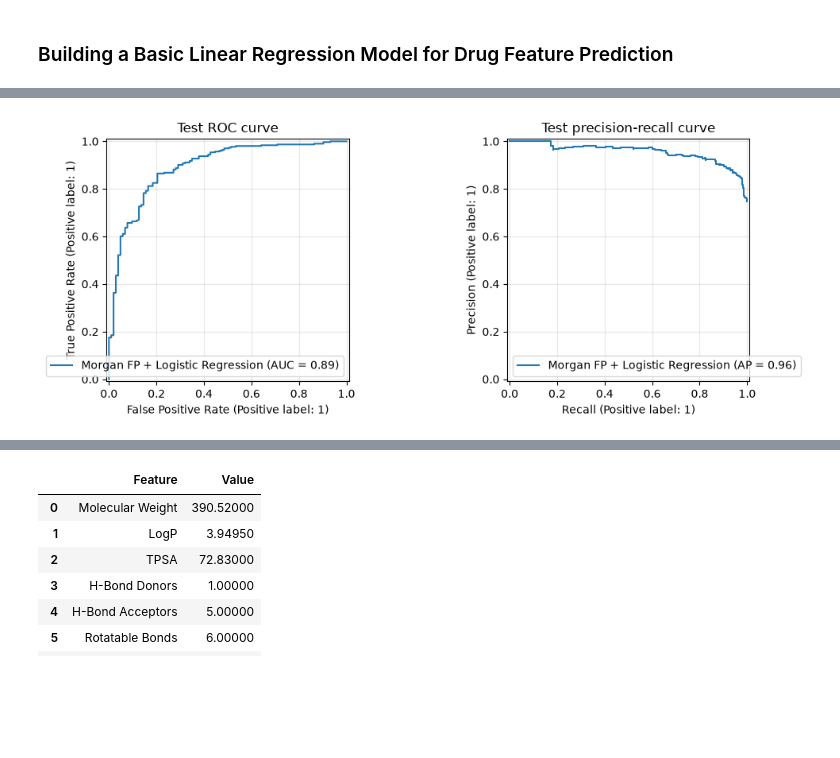
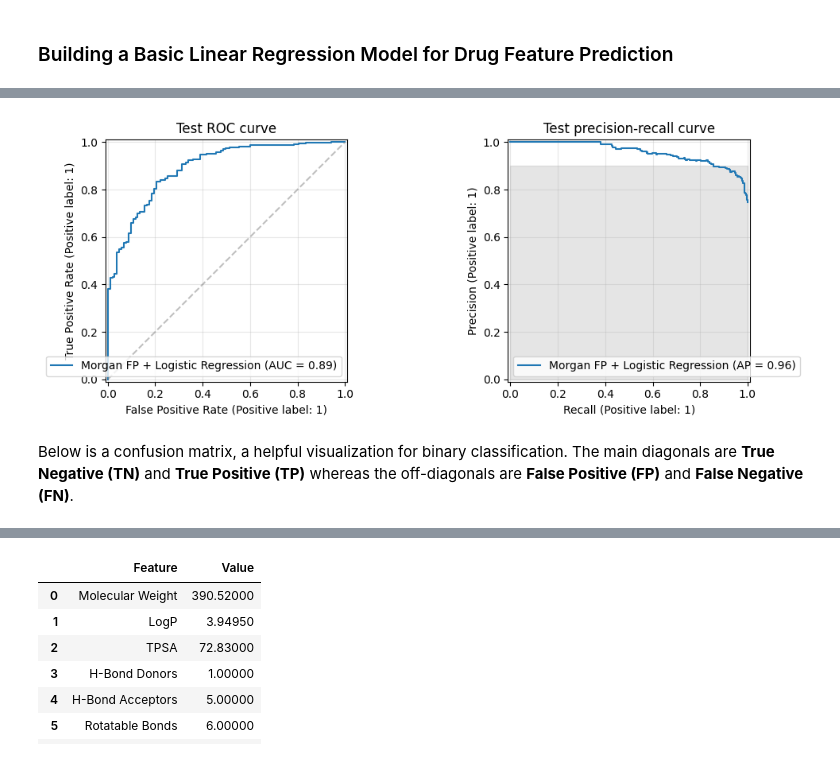
Before and after one commit to alanwk/BCIL_Drug_Prediction_Hackathon, a Jupyter notebook: TDC_BBB_prediction_demo.ipynb, the cells around one changed output, grey strips where cells are left out. Saved outputs shown, nothing was run; the diff lists cells and outputs as text; code cells hidden in the pictures; blank space fills up the shorter version.

```diff
--- a/TDC_BBB_prediction_demo.ipynb
+++ b/TDC_BBB_prediction_demo.ipynb
@@ -270,7 +333,7 @@ def dataframe_to_features(df):
     X = np.vstack(fps)
     y = df["Y"].astype(int).values
 
-    return X, y, np.array(valid_smiles)
+    return X, y, np.array(valid_smiles), df
 # %%
 # Create a Morgan fingerprint generator with the specified radius and fingerprint size
 RAD=2
@@ -312,16 +396,19 @@ Original number of samples in testing set: 406
 # %%
-candidate_C_values = [0.0001, 0.0003, 0.001, 0.003, 0.01, 0.03, 0.1, 0.3, 1, 3, 10, 33, 100]
+candidate_C_values = [0.000001, 0.000003, 0.00001, 0.00003, 0.0001, 0.0003, 0.001, 0.003, 0.01, 0.03, 0.1, 0.3, 1, 3, 10, 30, 100]
 
 valid_results = []
 
 for C in candidate_C_values:
-    model = LogisticRegression(
+    model = Pipeline([
+    ("scaler", StandardScaler()),
+    ("logreg", LogisticRegression(
         C=C,
         solver="liblinear",
         class_weight="balanced",
         max_iter=1000,
         random_state=0,
-    )
+    ))
+])
 
     model.fit(X_train, y_train)
 
@@ -401,13 +494,16 @@ Name: 5, dtype: float64
 X_train_valid = np.vstack([X_train, X_valid])
 y_train_valid = np.concatenate([y_train, y_valid])
 
-final_model = LogisticRegression(
-    C=best_C,
-    solver="liblinear",
-    class_weight="balanced",
-    max_iter=1000,
-    random_state=0,
-)
+final_model = Pipeline([
+    ("scaler", StandardScaler()),
+    ("logreg", LogisticRegression(
+        C=best_C,
+        solver="liblinear",
+        class_weight="balanced",
+        max_iter=1000,
+        random_state=0,
+    ))
+])
 
 final_model.fit(X_train_valid, y_train_valid)
 # %% [output]
@@ -440,28 +545,32 @@ pd.Series(test_metrics).to_frame("Test score")
 # %%
 fig, axes = plt.subplots(1, 2, figsize=(11, 4))
 
 RocCurveDisplay.from_predictions(
     y_test,
     test_probs,
     ax=axes[0],
     name="Morgan FP + Logistic Regression",
 )
+axes[0].plot([0, 1], [0, 1], color="gray", linestyle="--", alpha=0.5, label='Random Chance Guessing')
 axes[0].set_title("Test ROC curve")
 axes[0].grid(True, alpha=0.3)
 
-PrecisionRecallDisplay.from_predictions(
+disp = PrecisionRecallDisplay.from_predictions(
     y_test,
     test_probs,
     ax=axes[1],
     name="Morgan FP + Logistic Regression",
 )
 axes[1].set_title("Test precision-recall curve")
 axes[1].grid(True, alpha=0.3)
+plt.fill_between([0, 1], 0, 0.9, color="gray", alpha=0.2, label='Prevalence (area)')
 
 plt.tight_layout()
 plt.show()
 # %% [output]
-[figure, old version]
+[figure, new version]
+# %% [markdown]
+Below is a confusion matrix, a helpful visualization for binary classification. The main diagonals are **True Negative (TN)** and **True Positive (TP)** whereas the off-diagonals are **False Positive (FP)** and **False Negative (FN)**.
 # %%
 cm = confusion_matrix(y_test, test_preds)
 
```
Also changed, not shown: parts of 162 cells of this notebook.
